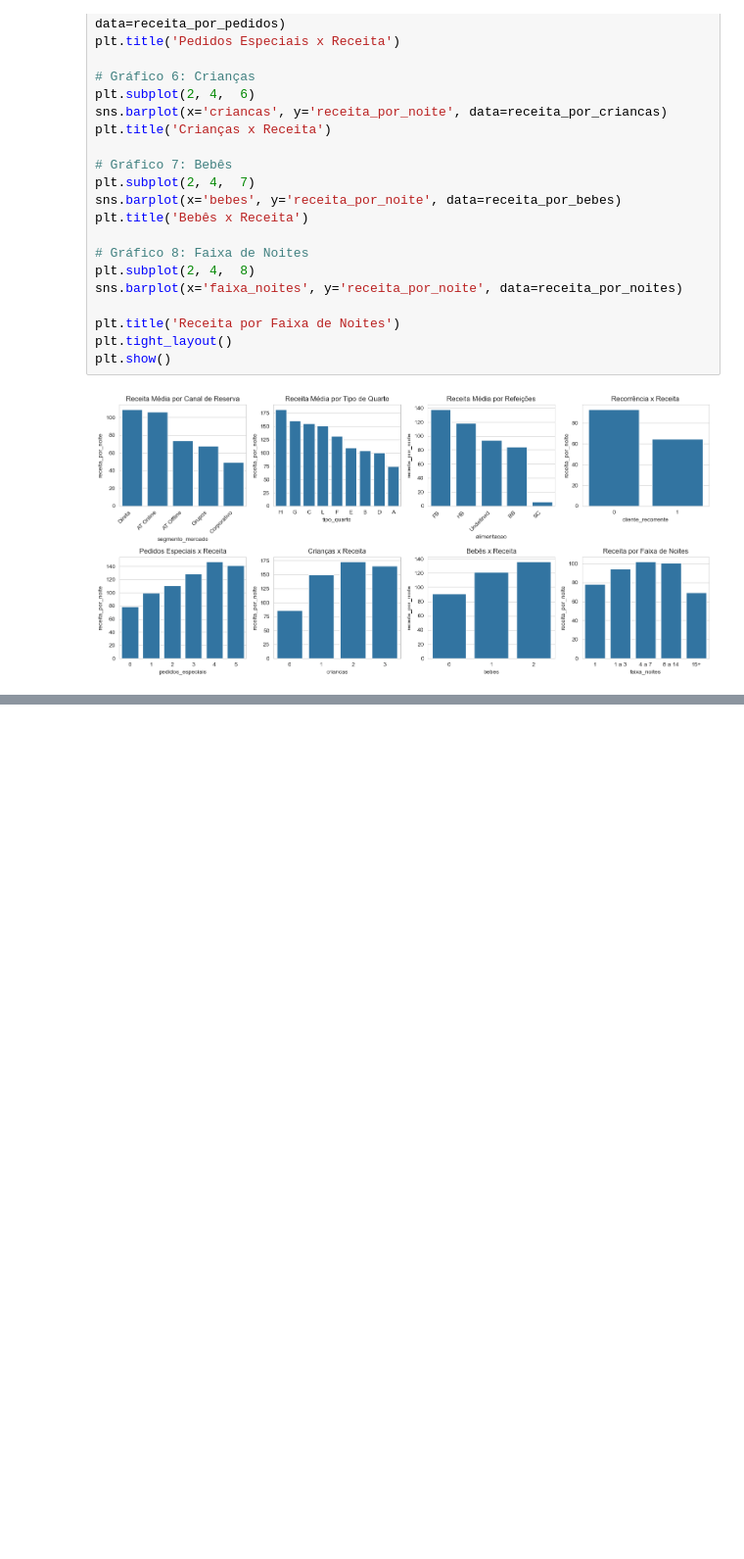
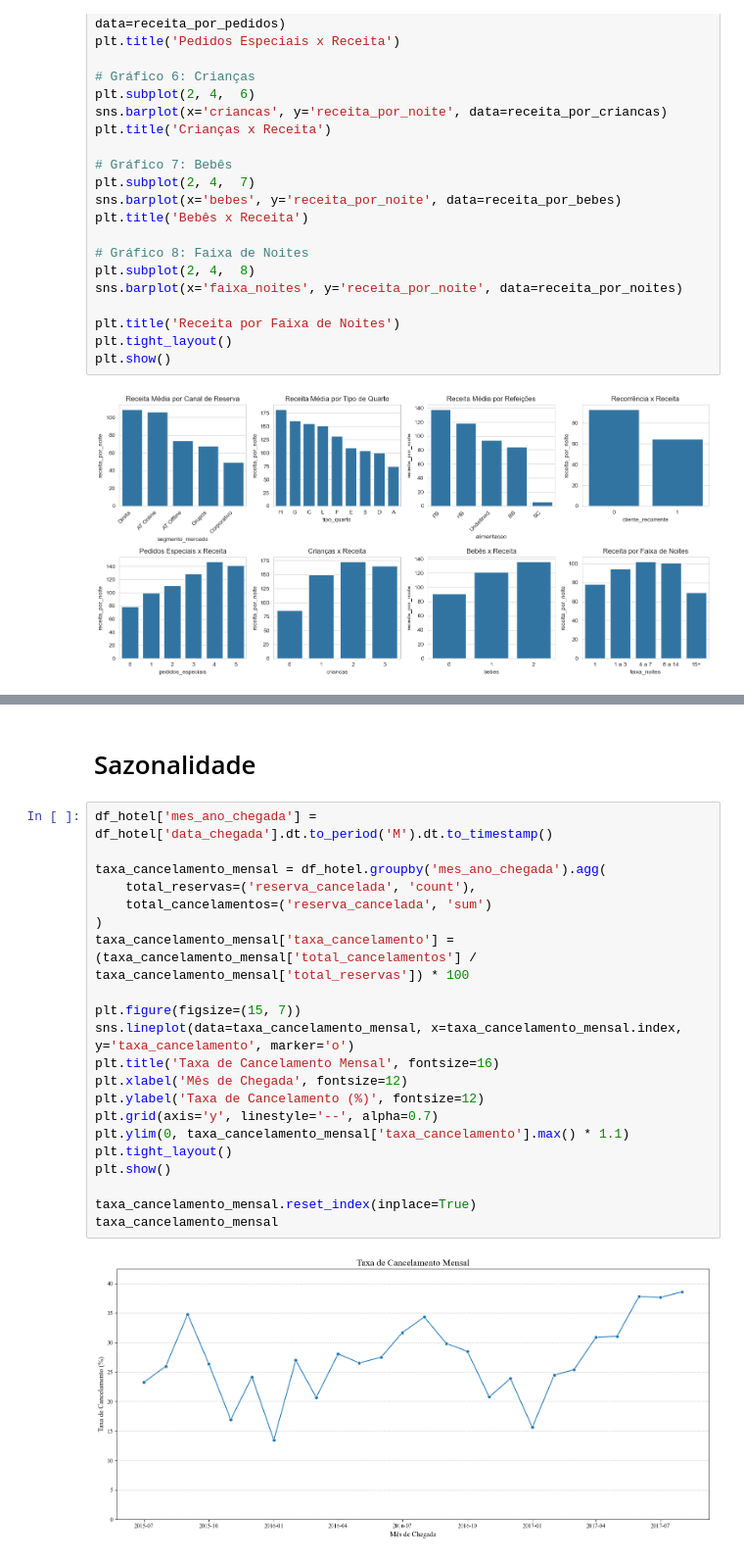
Before and after one commit to lindvidal/Insider, a Jupyter notebook: Case Hotel BA.ipynb, the cells around one changed output, grey strips where cells are left out. Shown at 98% size. Cells and saved outputs as stored; diff of their text form; blank space fills up the shorter version.

```diff
--- a/Case Hotel BA.ipynb
+++ b/Case Hotel BA.ipynb
@@ -840,0 +864,25 @@ plt.show()
+# %% [markdown]
+# Sazonalidade
+# %%
+df_hotel['mes_ano_chegada'] = df_hotel['data_chegada'].dt.to_period('M').dt.to_timestamp()
+
+taxa_cancelamento_mensal = df_hotel.groupby('mes_ano_chegada').agg(
+    total_reservas=('reserva_cancelada', 'count'),
+    total_cancelamentos=('reserva_cancelada', 'sum')
+)
+taxa_cancelamento_mensal['taxa_cancelamento'] = (taxa_cancelamento_mensal['total_cancelamentos'] / taxa_cancelamento_mensal['total_reservas']) * 100
+
+plt.figure(figsize=(15, 7))
+sns.lineplot(data=taxa_cancelamento_mensal, x=taxa_cancelamento_mensal.index, y='taxa_cancelamento', marker='o')
+plt.title('Taxa de Cancelamento Mensal', fontsize=16)
+plt.xlabel('Mês de Chegada', fontsize=12)
+plt.ylabel('Taxa de Cancelamento (%)', fontsize=12)
+plt.grid(axis='y', linestyle='--', alpha=0.7)
+plt.ylim(0, taxa_cancelamento_mensal['taxa_cancelamento'].max() * 1.1)
+plt.tight_layout()
+plt.show()
+
+taxa_cancelamento_mensal.reset_index(inplace=True)
+taxa_cancelamento_mensal
+# %% [output]
+[figure, added]
```
Also changed, not shown: parts of 4 cells of this notebook, 1 other file.
